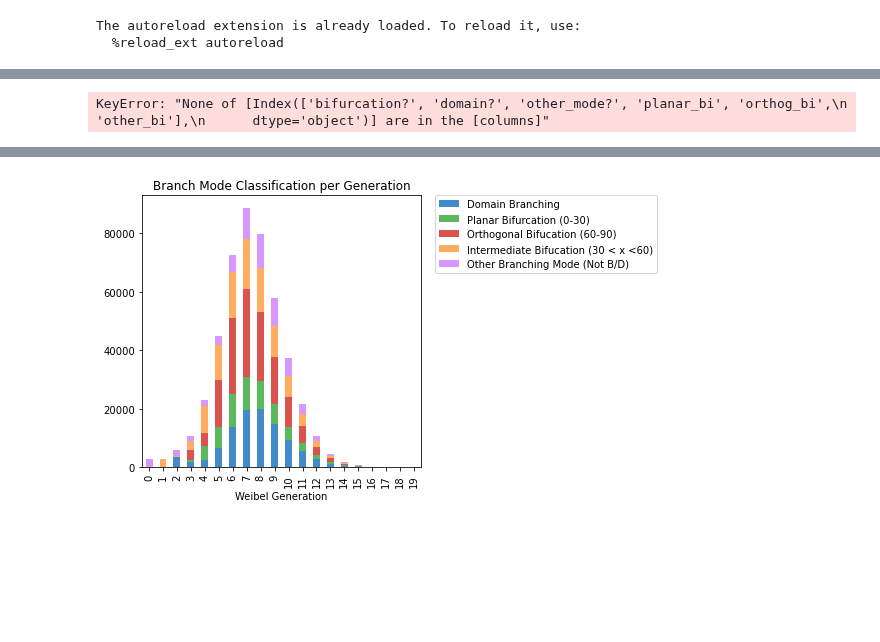
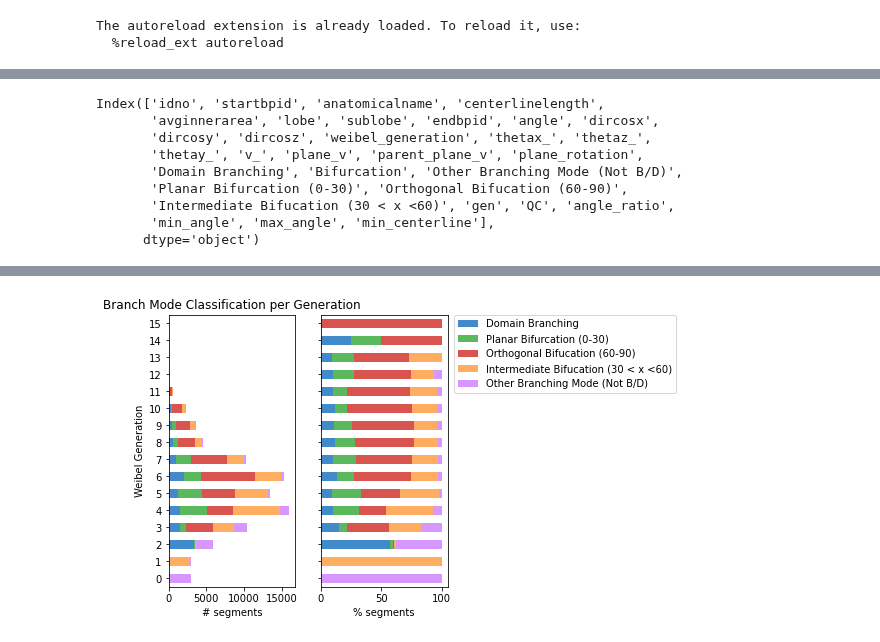
Before and after one commit to s-n-naik/airway_exploration, a Jupyter notebook: Mode_Exploration_v2.ipynb, the cells around one changed output, grey strips where cells are left out. Drawn from its saved outputs; the diff is of its cells as text; code cells hidden in the pictures; blank space fills up the shorter version.

```diff
--- a/Mode_Exploration_v2.ipynb
+++ b/Mode_Exploration_v2.ipynb
@@ -14,0 +18,4 @@ The autoreload extension is already loaded. To reload it, use:
+# %%
+# load original df, group into bps with T/ F if its a QCd path.
+# QC'd paths are up to LB1-10, RB1-10, 2 gens down from LB1, LB10, RB1. RB4, RB10
+orig_df = df = pd.read_csv(os.path.abspath("/home/sneha/airway_exploration/e5_cleaned_v1.csv"))
@@ -14,0 +95,3 @@ The autoreload extension is already loaded. To reload it, use:
+# %%
+branch_pt_df = orig_df.groupby([pd.Grouper('idno'), pd.Grouper('startbpid')]).agg({'QC':max})
+branch_pt_df.reset_index()
@@ -17,0 +155,5 @@ total_df = pd.read_csv("per_branch_pt_mode_classification_3_modes.csv")
+# %%
+total_df['angle']=total_df.angle.str.strip('[]').str.split(',')
+total_df['centerlinelength']=total_df.centerlinelength.str.strip('[]').str.split(',')
+total_df['lobe'] = total_df.lobe.str.strip("[]").str.split(",")
+# total_df['weibel_generation'] = total_df.lobe.str.strip("[]").str.split(",")
@@ -209,15 +334,16 @@ plt.show()
 # %%
-100*(total_df[['bifurcation?', 'domain?', 'other_mode?', 'planar_bi', 'orthog_bi', 'other_bi']].sum()/len(total_df)).round(2)
+total_df.columns
+# 100*(total_df[['bifurcation?', 'domain?', 'other_mode?', 'planar_bi', 'orthog_bi', 'other_bi']].sum()/len(total_df)).round(2)
 # %% [output]
-KeyError: "None of [Index(['bifurcation?', 'domain?', 'other_mode?', 'planar_bi', 'orthog_bi',\n       'other_bi'],\n      dtype='object')] are in the [columns]"
+Index(['idno', 'startbpid', 'anatomicalname', 'centerlinelength',
+       'avginnerarea', 'lobe', 'sublobe', 'endbpid', 'angle', 'dircosx',
+       'dircosy', 'dircosz', 'weibel_generation', 'thetax_', 'thetaz_',
+       'thetay_', 'v_', 'plane_v', 'parent_plane_v', 'plane_rotation',
+       'Domain Branching', 'Bifurcation', 'Other Branching Mode (Not B/D)',
+       'Planar Bifurcation (0-30)', 'Orthogonal Bifucation (60-90)',
+       'Intermediate Bifucation (30 < x <60)', 'gen', 'QC', 'angle_ratio',
+       'min_angle', 'max_angle', 'min_centerline'],
+      dtype='object')
-# %%
-colours = {
-    'Domain Branching':'#428bca',
-    'Planar Bifurcation (0-20)':'#5cb85c',
-    'Orthogonal Bifucation (70-90)':'#d9534f',
-    'Other Bifucation (20 < x <70)':'#ffad60',
-    'Other Branching Mode (Not B/D)':'#d896ff'
-}
 # %%
 
 
@@ -238,15 +364,26 @@ categories = total_df.groupby('gen').agg({
 #                 "orthog_bi":"Orthogonal Bifucation (70-90)",
 #                     "other_bi": "Other Bifucation (20 < x <70)"}
 categories.rename(columns=renaming, inplace=True)
+# w_lobes.groupby('lobe').agg(sum)[['Domain Branching', 'Planar Bifurcation (0-30)','Orthogonal Bifucation (60-90)', 'Intermediate Bifucation (30 < x <60)', 'Other Branching Mode (Not B/D)']].plot.barh(stacked=True, ax=ax1, color=colours, legend=None)
+# grouped = w_lobes.groupby('lobe').agg(lambda x: 100*(sum(x)/len(x)))
+# grouped[['Domain Branching', 'Planar Bifurcation (0-30)','Orthogonal Bifucation (60-90)', 'Intermediate Bifucation (30 < x <60)', 'Other Branching Mode (Not B/D)']].plot.barh(stacked=True, ax=ax2, legend=None, sharey=True, color=colours)
+# ax1.set_xlabel('# segments')
+# ax2.set_xlabel('% of segments')
+# plt.legend(bbox_to_anchor=(1.05, 1), loc='upper left', borderaxespad=0)
+display(categories)
+f, (ax1, ax2) = plt.subplots(1,2)
+ax1.set_yticks(np.arange(0, 20, 1))
+categories.plot.barh(x='gen', y=['Domain Branching', 'Planar Bifurcation (0-30)','Orthogonal Bifucation (60-90)', 'Intermediate Bifucation (30 < x <60)', 'Other Branching Mode (Not B/D)'],color=colours, stacked=True, ax=ax1,grid=False, figsize=(5,5), legend=None)
+ax1.set_title("Branch Mode Classification per Generation")
+ax1.set_ylabel("Weibel Generation")
+ax1.set_xlabel("# segments")
+grouped = total_df.groupby('gen').agg(lambda x: 100*sum(x)/len(x))
+grouped[['Domain Branching', 'Planar Bifurcation (0-30)','Orthogonal Bifucation (60-90)', 'Intermediate Bifucation (30 < x <60)', 'Other Branching Mode (Not B/D)']].plot.barh(stacked=True, ax=ax2, legend=None, sharey=True, color=colours, figsize=(5,5), grid=False)
+ax2.set_xlabel("% segments")
 
-display(categories)
-f, ax = plt.subplots()
-ax.set_xticks(np.arange(0, 20, 1))
-categories.plot.bar(x='gen', y=['Domain Branching', 'Planar Bifurcation (0-30)','Orthogonal Bifucation (60-90)', 'Intermediate Bifucation (30 < x <60)', 'Other Branching Mode (Not B/D)'],color=colours, stacked=True, ax=ax,grid=False, figsize=(5,5))
-ax.set_title("Branch Mode Classification per Generation")
-ax.set_xlabel("Weibel Generation")
-plt.legend(bbox_to_anchor=(1.05, 1), loc='upper left', borderaxespad=0)
-plt.savefig("branch_modes_per_gen.jpg", bbox_inches="tight")
+
+ax2.legend(bbox_to_anchor=(1.05, 1), loc='upper left', borderaxespad=0)
+plt.savefig("branch_modes_per_gen_qc_w_percent.jpg", bbox_inches="tight")
 plt.show()
 # %% [output]
 |  | gen | Domain Branching | Bifurcation | Other Branching Mode (Not B/D) | Planar Bifurcation (0-30) | ... |
@@ -269 +406 @@ plt.show()
-[figure, old version]
+[figure, new version]
```
Also changed, not shown: parts of 28 cells of this notebook.
